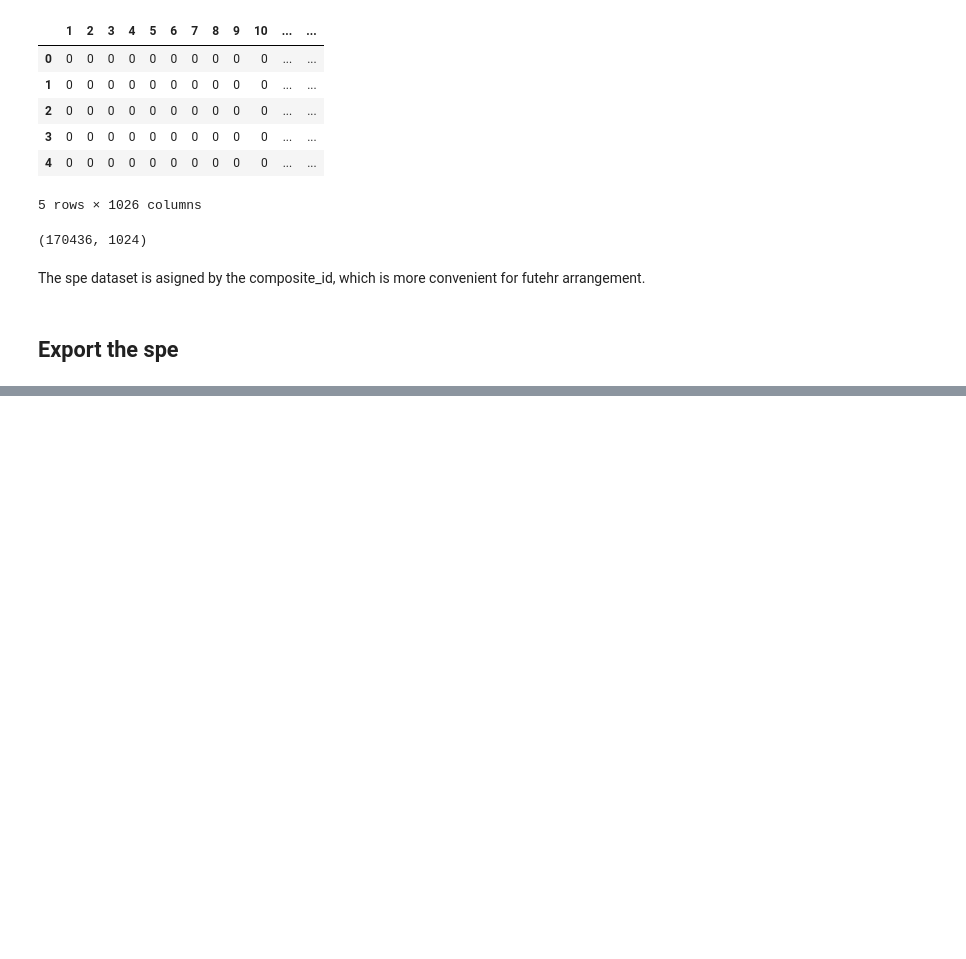
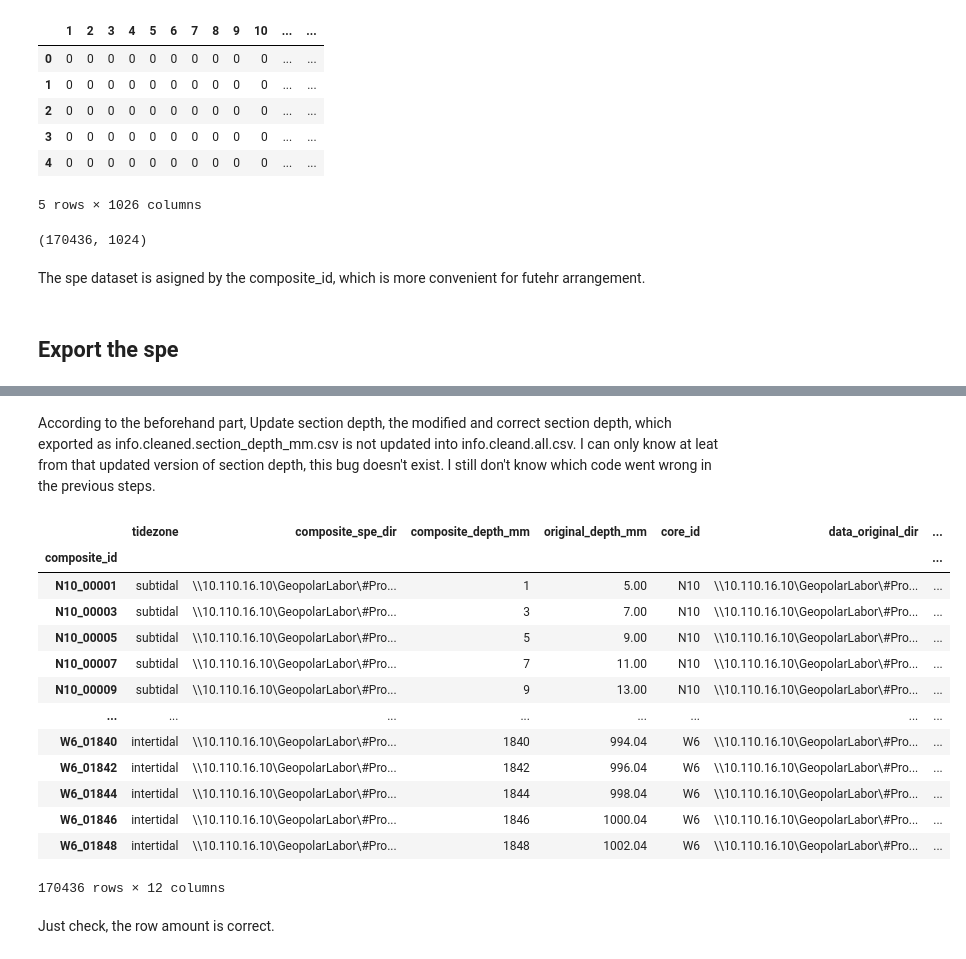
Before and after one commit to dispink/WASA-faciesXRF, a Jupyter notebook: update_database.ipynb, the cells around one changed output, grey strips where cells are left out. Cells and saved outputs as stored; diff of their text form; code cells hidden in the pictures; blank space fills up the shorter version.

```diff
--- a/update_database.ipynb
+++ b/update_database.ipynb
@@ -363,0 +373,2 @@ spe_up.to_csv('database\\XRF_spe.cleaned.all.csv')
+# %%
+info_df = pd.read_csv('data/info.cleaned.all.csv', index_col=0)
@@ -363,0 +396,9 @@ spe_up.to_csv('database\\XRF_spe.cleaned.all.csv')
+# %%
+section_depth = pd.read_csv('data/info.cleaned.section_depth_mm.csv', index_col=0)
+# %%
+info_df = pd.concat([info_df, section_depth], axis=1, join='inner')
+# %%
+info_df.columns = ['tidezone', 'composite_spe_dir', 'composite_depth_mm',
+       'original_depth_mm', 'core_id', 'data_original_dir', 'long_utm',
+       'core_section', 'lat_utm', 'depth_to_water_surface_mm',
+       'section_depth_mm', 'coring_date', 'section_depth_mm_out']
@@ -363,0 +422,22 @@ spe_up.to_csv('database\\XRF_spe.cleaned.all.csv')
+# %% [markdown]
+According to the beforehand part, Update section depth, the modified and correct section depth, which exported as info.cleaned.section_depth_mm.csv is not updated into info.cleand.all.csv. I can only know at leat from that updated version of section depth, this bug doesn't exist. I still don't know which code went wrong in the previous steps.
+# %%
+info_df = pd.concat([info_df.drop(['section_depth_mm', 'section_depth_mm_out'], axis=1), section_depth], axis=1, join='inner')
+info_df
+# %% [output]
+|  | tidezone | composite_spe_dir | composite_depth_mm | original_depth_mm | core_id | data_original_dir | ... |
+| composite_id |  |  |  |  |  |  | ... |
+| N10_00001 | subtidal | \\10.110.16.10\GeopolarLabor\#Pro... | 1 | 5.00 | N10 | \\10.110.16.10\GeopolarLabor\#Pro... | ... |
+| N10_00003 | subtidal | \\10.110.16.10\GeopolarLabor\#Pro... | 3 | 7.00 | N10 | \\10.110.16.10\GeopolarLabor\#Pro... | ... |
+| N10_00005 | subtidal | \\10.110.16.10\GeopolarLabor\#Pro... | 5 | 9.00 | N10 | \\10.110.16.10\GeopolarLabor\#Pro... | ... |
+| N10_00007 | subtidal | \\10.110.16.10\GeopolarLabor\#Pro... | 7 | 11.00 | N10 | \\10.110.16.10\GeopolarLabor\#Pro... | ... |
+| N10_00009 | subtidal | \\10.110.16.10\GeopolarLabor\#Pro... | 9 | 13.00 | N10 | \\10.110.16.10\GeopolarLabor\#Pro... | ... |
+| ... | ... | ... | ... | ... | ... | ... | ... |
+| W6_01840 | intertidal | \\10.110.16.10\GeopolarLabor\#Pro... | 1840 | 994.04 | W6 | \\10.110.16.10\GeopolarLabor\#Pro... | ... |
+| W6_01842 | intertidal | \\10.110.16.10\GeopolarLabor\#Pro... | 1842 | 996.04 | W6 | \\10.110.16.10\GeopolarLabor\#Pro... | ... |
+| W6_01844 | intertidal | \\10.110.16.10\GeopolarLabor\#Pro... | 1844 | 998.04 | W6 | \\10.110.16.10\GeopolarLabor\#Pro... | ... |
+| W6_01846 | intertidal | \\10.110.16.10\GeopolarLabor\#Pro... | 1846 | 1000.04 | W6 | \\10.110.16.10\GeopolarLabor\#Pro... | ... |
+| W6_01848 | intertidal | \\10.110.16.10\GeopolarLabor\#Pro... | 1848 | 1002.04 | W6 | \\10.110.16.10\GeopolarLabor\#Pro... | ... |
+170436 rows × 12 columns
+# %% [markdown]
+Just check, the row amount is correct.
```
Also changed, not shown: parts of 7 cells of this notebook, 1 other file.
